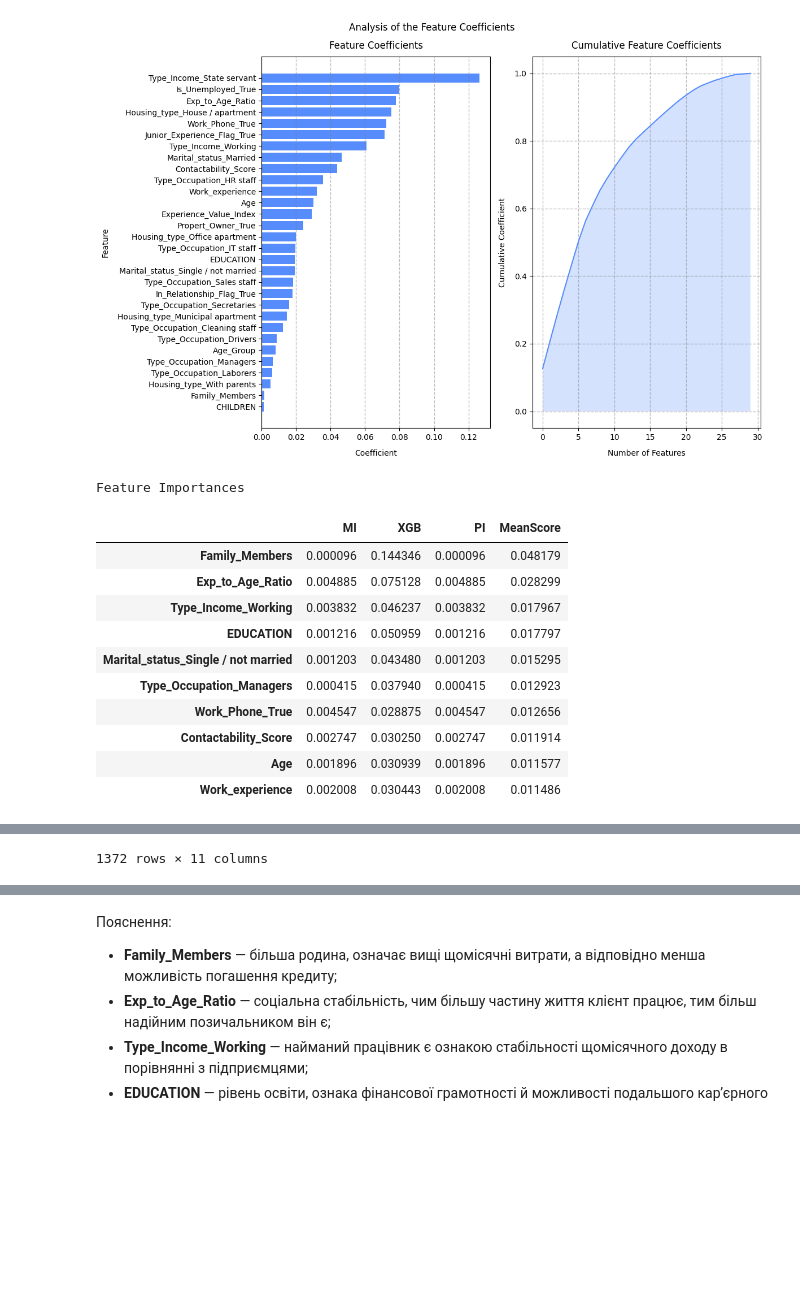
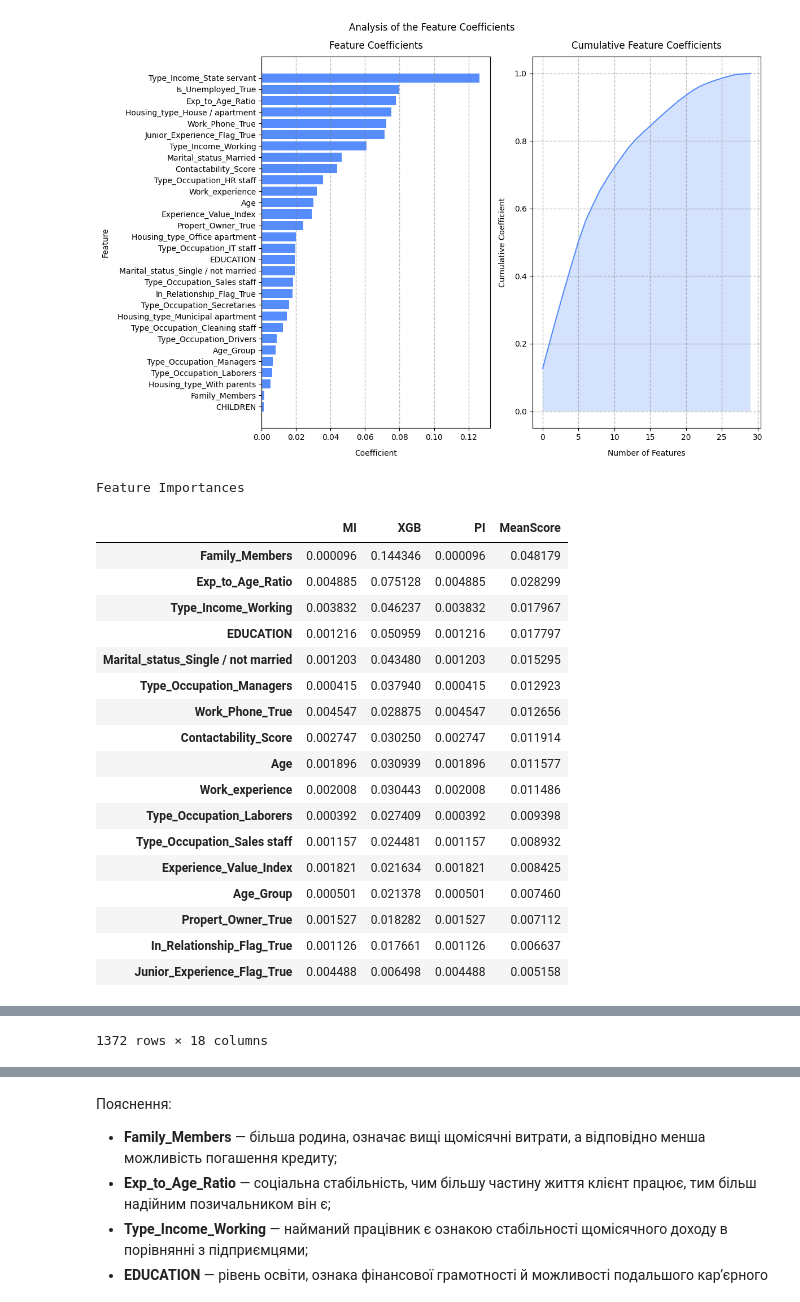
Before and after one commit to BogdanPinchuk/DataScience-PBY_HW20_Course_Project, a Jupyter notebook: Bohdan_Pinchuk_DS_HW20.ipynb, the cells around one changed output, grey strips where cells are left out. Saved outputs shown, nothing was run; the diff lists cells and outputs as text; code cells hidden in the pictures; blank space fills up the shorter version.

```diff
--- a/Bohdan_Pinchuk_DS_HW20.ipynb
+++ b/Bohdan_Pinchuk_DS_HW20.ipynb
@@ -1925,7 +1928,7 @@ from xgboost import XGBClassifier
 # Input data
 rng_seed = 42
 load_model = True
-model_file_name = "resources/credit_card_dataset_xgboost_c.model"
+model_file_name = "resources/credit_card_dataset_xgboost_fs.model"
 
 # Solution
 file_path = Path(model_file_name)
@@ -2124,37 +2127,45 @@ feature_rank = pd.DataFrame({
 }).dropna()
 feature_rank["MeanScore"] = feature_rank.mean(axis=1)
 feature_rank = feature_rank.sort_values(by="MeanScore", ascending=False)
-feature_rank = feature_rank.head(feature_threshold)
+# trim features
+# feature_rank = feature_rank.head(feature_threshold)
 
 # update data set
 credit_card_dataset_encoded = credit_card_dataset_encoded[feature_rank.index.tolist() + [target_value]]
 
 scores = feature_rank["MeanScore"]
 features = scores.index
 scores_abs = np.abs(scores)
 feature_importances = scores / scores_abs.sum()
 feature_importances_abs = scores_abs / scores_abs.sum()
 feature_importances_cum = np.cumsum(feature_importances_abs)
 
 importances_df = (pd.DataFrame({"feature": features, "coef": feature_importances, "coef_abs": feature_importances_abs}).
                   sort_values(by="coef_abs", ascending=False, ignore_index=True))
 
 # Print results
 display(feature_rank.style.set_caption("Feature Importances"))
 display(credit_card_dataset_encoded)
 # %% [output]
 Feature Importances
 |  | MI | XGB | PI | MeanScore |
 | Family_Members | 0.000096 | 0.144346 | 0.000096 | 0.048179 |
 | Exp_to_Age_Ratio | 0.004885 | 0.075128 | 0.004885 | 0.028299 |
 | Type_Income_Working | 0.003832 | 0.046237 | 0.003832 | 0.017967 |
 | EDUCATION | 0.001216 | 0.050959 | 0.001216 | 0.017797 |
 | Marital_status_Single / not married | 0.001203 | 0.043480 | 0.001203 | 0.015295 |
 | Type_Occupation_Managers | 0.000415 | 0.037940 | 0.000415 | 0.012923 |
 | Work_Phone_True | 0.004547 | 0.028875 | 0.004547 | 0.012656 |
 | Contactability_Score | 0.002747 | 0.030250 | 0.002747 | 0.011914 |
 | Age | 0.001896 | 0.030939 | 0.001896 | 0.011577 |
 | Work_experience | 0.002008 | 0.030443 | 0.002008 | 0.011486 |
+| Type_Occupation_Laborers | 0.000392 | 0.027409 | 0.000392 | 0.009398 |
+| Type_Occupation_Sales staff | 0.001157 | 0.024481 | 0.001157 | 0.008932 |
+| Experience_Value_Index | 0.001821 | 0.021634 | 0.001821 | 0.008425 |
+| Age_Group | 0.000501 | 0.021378 | 0.000501 | 0.007460 |
+| Propert_Owner_True | 0.001527 | 0.018282 | 0.001527 | 0.007112 |
+| In_Relationship_Flag_True | 0.001126 | 0.017661 | 0.001126 | 0.006637 |
+| Junior_Experience_Flag_True | 0.004488 | 0.006498 | 0.004488 | 0.005158 |
 |  | Family_Members | Exp_to_Age_Ratio | Type_Income_Working | EDUCATION | Marital_status_Single / not married | ... |
 | 0 | 2 | 0 | 0 | 3 | 0 | ... |
 | 1 | 4 | 0.2014 | 1 | 1 | 0 | ... |
@@ -2167,7 +2178,7 @@ Feature Importances
 | 1369 | 1 | 0 | 0 | 1 | 0 | ... |
 | 1370 | 2 | 0.2407 | 1 | 1 | 0 | ... |
 | 1371 | 1 | 0 | 0 | 1 | 0 | ... |
-1372 rows × 11 columns
+1372 rows × 18 columns
 # %%
 # Graphic results
 
```
Also changed, not shown: parts of 2 cells of this notebook, 1 other file.
